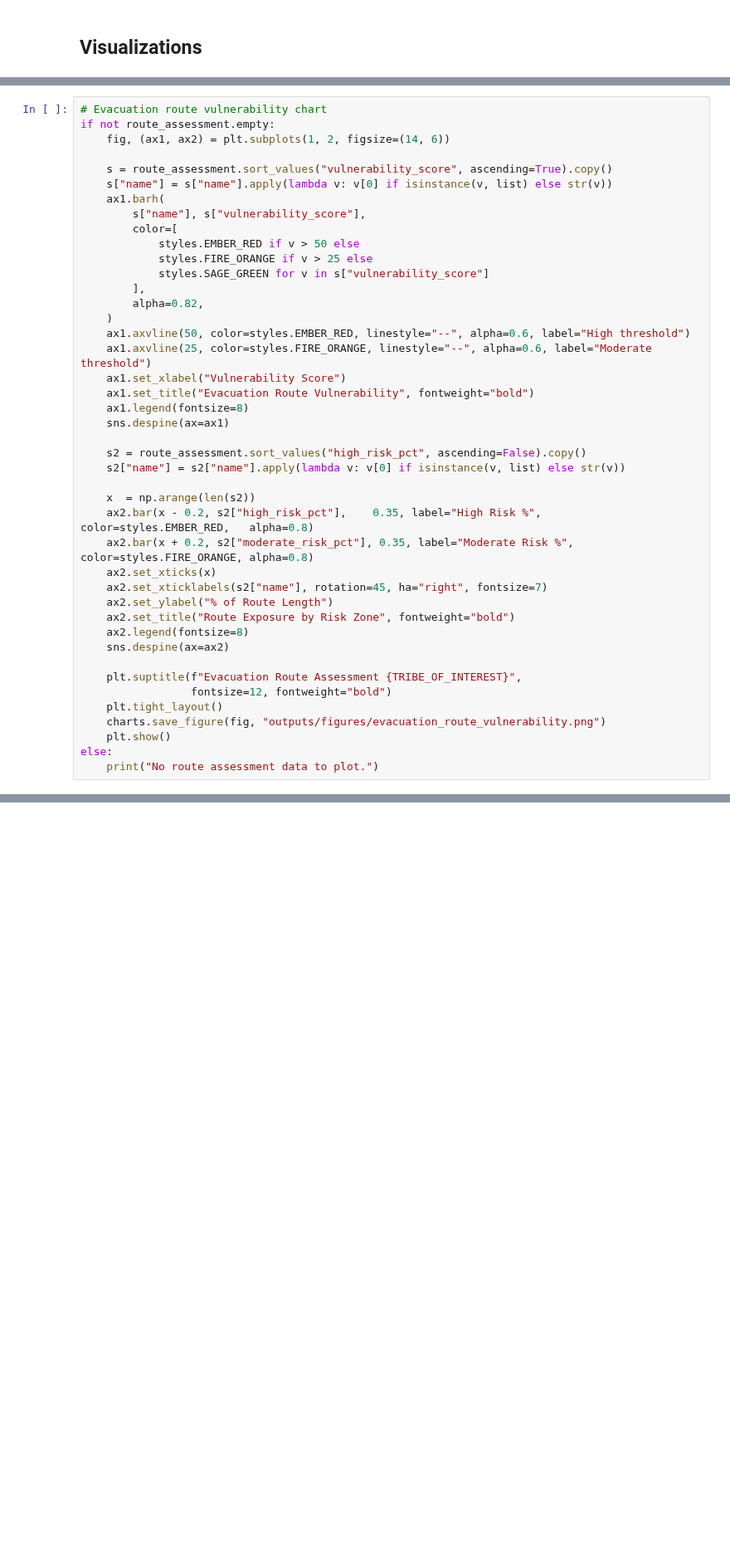
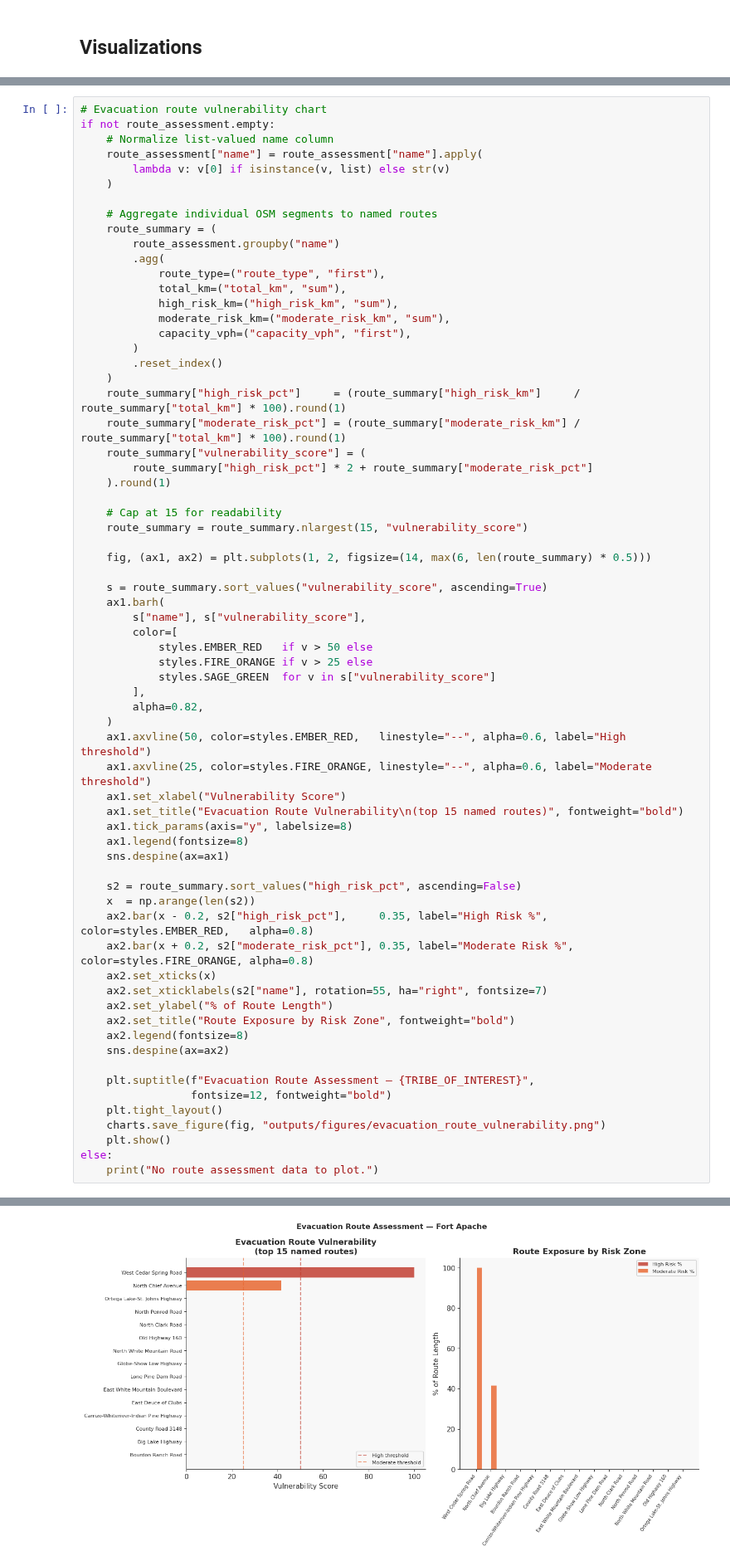
Before and after one commit to daearconsulting/tribal_fire_science, a Jupyter notebook: notebooks/community_assets_at_risk.ipynb, the cells around one changed output, grey strips where cells are left out. Shown at 83% size. Saved outputs shown, nothing was run; the diff lists cells and outputs as text; blank space fills up the shorter version.

Commit message:
fix labels in comm assets

```diff
--- a/notebooks/community_assets_at_risk.ipynb
+++ b/notebooks/community_assets_at_risk.ipynb
@@ -1048,43 +1112,68 @@ plt.show()
 # %%
 # Evacuation route vulnerability chart
 if not route_assessment.empty:
-    fig, (ax1, ax2) = plt.subplots(1, 2, figsize=(14, 6))
+    # Normalize list-valued name column
+    route_assessment["name"] = route_assessment["name"].apply(
+        lambda v: v[0] if isinstance(v, list) else str(v)
+    )
 
-    s = route_assessment.sort_values("vulnerability_score", ascending=True).copy()
-    s["name"] = s["name"].apply(lambda v: v[0] if isinstance(v, list) else str(v))
+    # Aggregate individual OSM segments to named routes
+    route_summary = (
+        route_assessment.groupby("name")
+        .agg(
+            route_type=("route_type", "first"),
+            total_km=("total_km", "sum"),
+            high_risk_km=("high_risk_km", "sum"),
+            moderate_risk_km=("moderate_risk_km", "sum"),
+            capacity_vph=("capacity_vph", "first"),
+        )
+        .reset_index()
+    )
+    route_summary["high_risk_pct"]     = (route_summary["high_risk_km"]     / route_summary["total_km"] * 100).round(1)
+    route_summary["moderate_risk_pct"] = (route_summary["moderate_risk_km"] / route_summary["total_km"] * 100).round(1)
+    route_summary["vulnerability_score"] = (
+        route_summary["high_risk_pct"] * 2 + route_summary["moderate_risk_pct"]
+    ).round(1)
+
+    # Cap at 15 for readability
+    route_summary = route_summary.nlargest(15, "vulnerability_score")
+
+    fig, (ax1, ax2) = plt.subplots(1, 2, figsize=(14, max(6, len(route_summary) * 0.5)))
+
+    s = route_summary.sort_values("vulnerability_score", ascending=True)
     ax1.barh(
         s["name"], s["vulnerability_score"],
         color=[
-            styles.EMBER_RED if v > 50 else
+            styles.EMBER_RED   if v > 50 else
             styles.FIRE_ORANGE if v > 25 else
-            styles.SAGE_GREEN for v in s["vulnerability_score"]
+            styles.SAGE_GREEN  for v in s["vulnerability_score"]
         ],
         alpha=0.82,
     )
-    ax1.axvline(50, color=styles.EMBER_RED, linestyle="--", alpha=0.6, label="High threshold")
+    ax1.axvline(50, color=styles.EMBER_RED,   linestyle="--", alpha=0.6, label="High threshold")
     ax1.axvline(25, color=styles.FIRE_ORANGE, linestyle="--", alpha=0.6, label="Moderate threshold")
     ax1.set_xlabel("Vulnerability Score")
-    ax1.set_title("Evacuation Route Vulnerability", fontweight="bold")
+    ax1.set_title("Evacuation Route Vulnerability\n(top 15 named routes)", fontweight="bold")
+    ax1.tick_params(axis="y", labelsize=8)
     ax1.legend(fontsize=8)
     sns.despine(ax=ax1)
 
-    s2 = route_assessment.sort_values("high_risk_pct", ascending=False).copy()
-    s2["name"] = s2["name"].apply(lambda v: v[0] if isinstance(v, list) else str(v))
-
+    s2 = route_summary.sort_values("high_risk_pct", ascending=False)
     x  = np.arange(len(s2))
-    ax2.bar(x - 0.2, s2["high_risk_pct"],    0.35, label="High Risk %",     color=styles.EMBER_RED,   alpha=0.8)
+    ax2.bar(x - 0.2, s2["high_risk_pct"],     0.35, label="High Risk %",     color=styles.EMBER_RED,   alpha=0.8)
     ax2.bar(x + 0.2, s2["moderate_risk_pct"], 0.35, label="Moderate Risk %", color=styles.FIRE_ORANGE, alpha=0.8)
     ax2.set_xticks(x)
-    ax2.set_xticklabels(s2["name"], rotation=45, ha="right", fontsize=7)
+    ax2.set_xticklabels(s2["name"], rotation=55, ha="right", fontsize=7)
     ax2.set_ylabel("% of Route Length")
     ax2.set_title("Route Exposure by Risk Zone", fontweight="bold")
     ax2.legend(fontsize=8)
     sns.despine(ax=ax2)
 
-    plt.suptitle(f"Evacuation Route Assessment {TRIBE_OF_INTEREST}",
+    plt.suptitle(f"Evacuation Route Assessment — {TRIBE_OF_INTEREST}",
                  fontsize=12, fontweight="bold")
     plt.tight_layout()
     charts.save_figure(fig, "outputs/figures/evacuation_route_vulnerability.png")
     plt.show()
 else:
     print("No route assessment data to plot.")
+# %% [output]
@@ -1091,3 +1181,4 @@ else:
+[figure, added]
 # %% [markdown]
 ## Privacy-compliant Exports
 # %%
```
Also changed, not shown: parts of 12 cells of this notebook, 5 other files.
